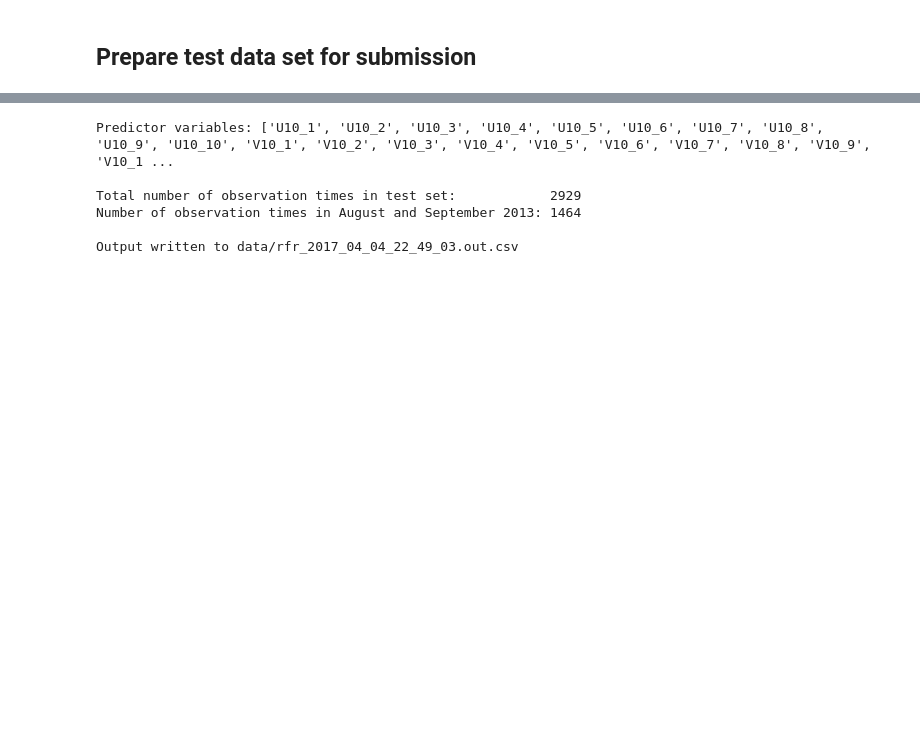
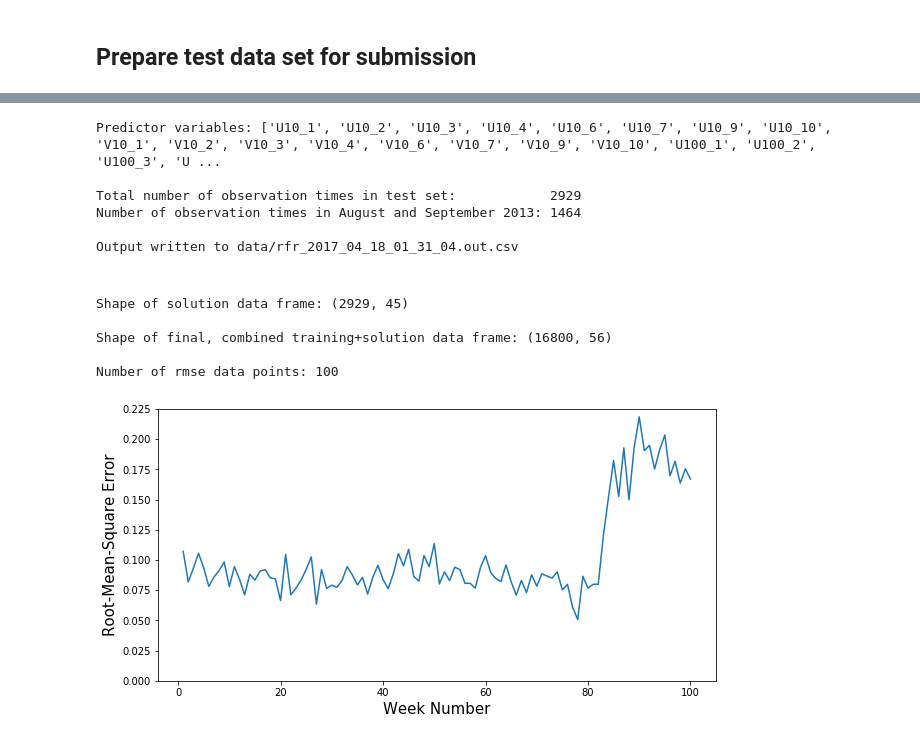
Before and after one commit to LucDemortier/WindTurbineOutputPrediction, a Jupyter notebook: 4_random_forest_regressor.ipynb, the cells around one changed output, grey strips where cells are left out. Drawn from its saved outputs; the diff is of its cells as text; code cells hidden in the pictures; blank space fills up the shorter version.

```diff
--- a/4_random_forest_regressor.ipynb
+++ b/4_random_forest_regressor.ipynb
@@ -453,7 +520,8 @@ if predictors[0][6:7].isdigit():
 else:
     rm = 1
 if rm==1:
-    TestingDataFile = "data/Test_pp_2017_03_02_15_47_36.pkl"
+#    TestingDataFile = "data/Test_pp_2017_03_02_15_47_36.pkl"
+    TestingDataFile = 'data/Test_pp_2017_03_28_18_05_11.pkl' # dups removed
 elif rm==2:
     TestingDataFile = "data/Test_pp_2017_03_12_10_32_09.pkl"
 elif rm==3:
@@ -490,9 +558,82 @@ with open(fName_out, 'w') as csvfile:
         writer.writerow([idval, yval])
 print('Output written to {0}'.format(fName_out))
 # %% [output]
-Predictor variables: ['U10_1', 'U10_2', 'U10_3', 'U10_4', 'U10_5', 'U10_6', 'U10_7', 'U10_8', 'U10_9', 'U10_10', 'V10_1', 'V10_2', 'V10_3', 'V10_4', 'V10_5', 'V10_6', 'V10_7', 'V10_8', 'V10_9', 'V10_1 ...
+Predictor variables: ['U10_1', 'U10_2', 'U10_3', 'U10_4', 'U10_6', 'U10_7', 'U10_9', 'U10_10', 'V10_1', 'V10_2', 'V10_3', 'V10_4', 'V10_6', 'V10_7', 'V10_9', 'V10_10', 'U100_1', 'U100_2', 'U100_3', 'U ...
 
 Total number of observation times in test set:            2929
 Number of observation times in August and September 2013: 1464
 
-Output written to data/rfr_2017_04_04_22_49_03.out.csv
+Output written to data/rfr_2017_04_18_01_31_04.out.csv
+# %% [markdown]
+<a id='Cell10'></a>
+# %%
+'''
+Make a plot of weekly RMSE for the training and testing data sets combined.
+Assume we ran the first two cells of this notebook, so that df0 already contains the training data.
+Also assume that the fully trained model rfr is available.
+'''
+
+# Select appropriate solution data file.
+if rmws==3:
+    SolutionDataFile = "data/Solution_pp_2017_04_23_15_00_18.pkl" # Rolling means over 3 measurements, dups removed
+else:
+    print("Solution file with rolling mean over {0} measurement(s) not found.".format(rmws))
+
+# Load solution data
+df2 = pd.read_pickle(SolutionDataFile)
+print('Shape of solution data frame: {0}'.format(df2.shape))
+
+# Rename solution data frame columns to match training data frame.
+df2.columns = targets+predictors
+
+# Concatenate the training and solution data frames.
+df3 = pd.concat([df0, df2])
+
+# Create timestamp column and use it as index
+def ydh_to_dt(row):
+    year      = int(row['YEAR'])
+    dayofyear = int(row['DAYOFYEAR'])
+    hour      = int(row['HOUR'])
+    return datetime.datetime(year, 1, 1, hour) + datetime.timedelta(dayofyear - 1)
+
+df3['TIMESTAMP'] = df3.apply(ydh_to_dt, axis=1)
+df3.set_index('TIMESTAMP', drop=True, append=False, inplace=True, verify_integrity=True)
+
+# Make predictions
+ttX  = df3.as_matrix(columns=predictors)
+tty  = rfr.predict(ttX)
+for ind in range(0,10):
+    predicted_target = "PREDICT_"+str(ind+1)
+    df3[predicted_target] = [min(max(x,0.0),1.0) for x in tty[:,ind]]
+
+# Compute Mean Squared Error on the ten target variables in each row.
+df3['MSE'] = sum([(df3['TARGETVAR_'+str(ind)]-df3['PREDICT_'+str(ind)])**2 for ind in range(1,11)])/10.0
+
+print('\nShape of final, combined training+solution data frame: {0}'.format(df3.shape))
+
+# Compute weekly rmse.
+datetime0 = df3.index[0]
+rmse      = np.sqrt(df3.groupby((df3.index-datetime0).days/7).MSE.mean())
+npts      = len(rmse)
+print('\nNumber of rmse data points: {0}'.format(npts))
+
+# Save weekly rmse to file
+with open('data/rfr35_weekly_rmse.csv', 'wb') as csvfile:
+    writer = csv.writer(csvfile, delimiter=',')
+    writer.writerow(rmse)
+
+# Make plot
+fig, axis = plt.subplots( nrows=1, ncols=1, figsize=(10,5) )
+axis.plot(range(1,101), rmse )
+axis.set_xlabel("Week Number", fontsize=15)
+axis.set_ylabel("Root-Mean-Square Error", fontsize=15)
+axis.set_ylim(0.0, 0.225)
+plt.show()
+fig.savefig('rfr35_weekly_rmse.png', dpi=200, bbox_inches='tight')
+# %% [output]
+Shape of solution data frame: (2929, 45)
+
+Shape of final, combined training+solution data frame: (16800, 56)
+
+Number of rmse data points: 100
+[figure, added]
```
Also changed, not shown: parts of 11 cells of this notebook, 5 other files.
